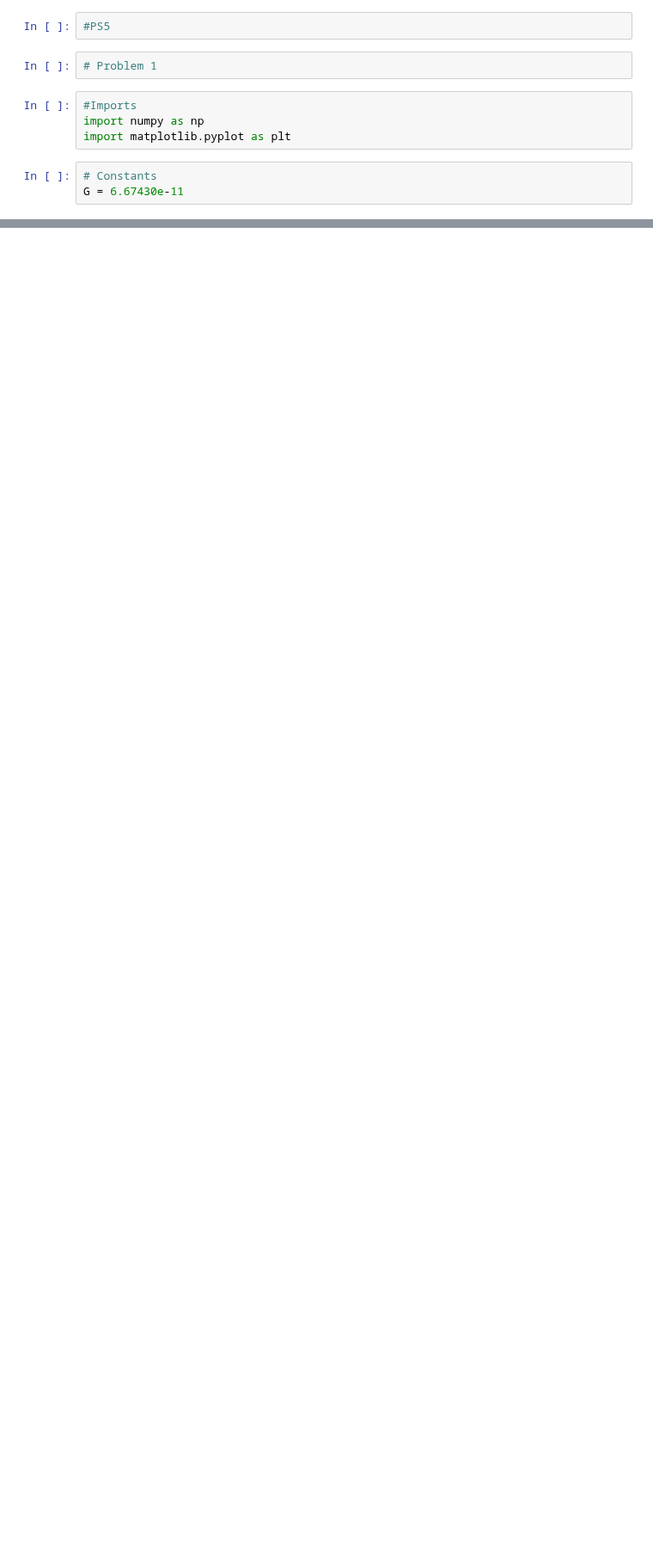
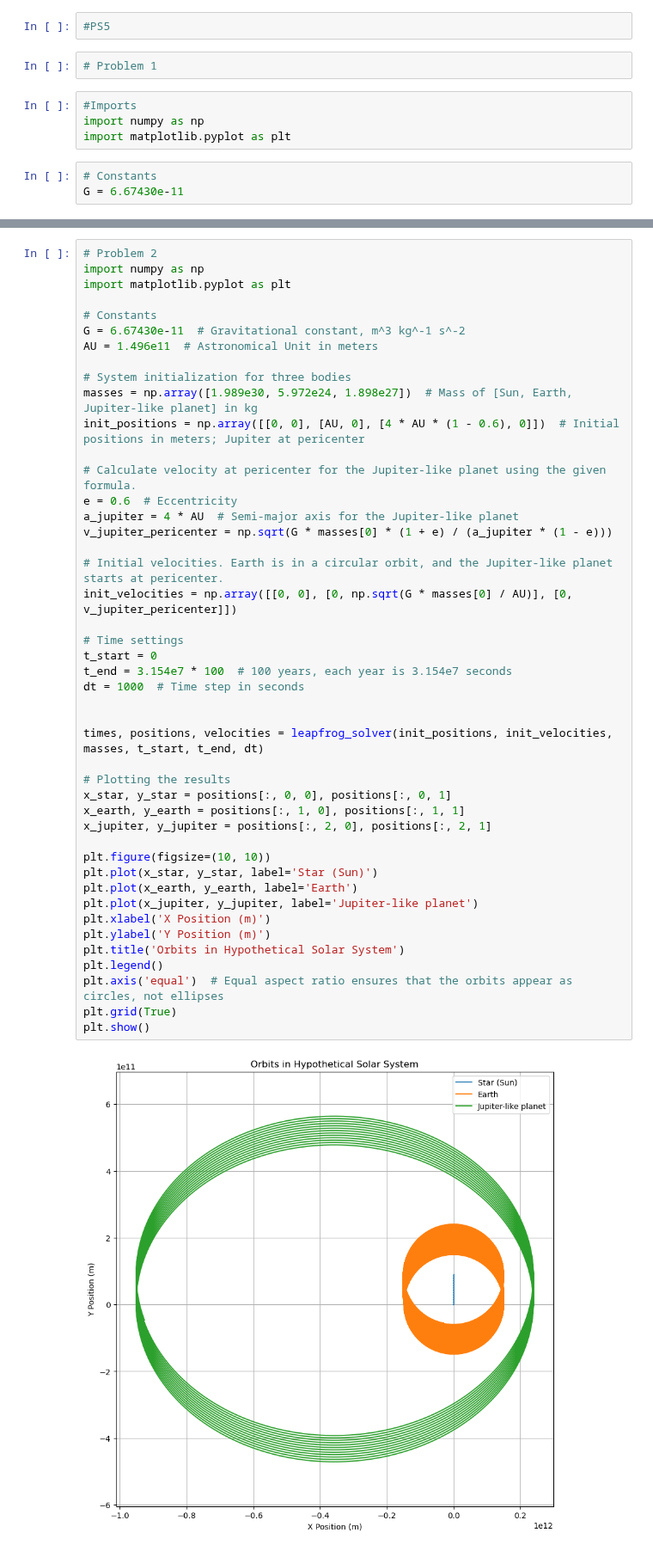
Before and after one commit to Columbia-Astronomy-4260/astr-4260-Juliahaynes777, a Jupyter notebook: PS5/PS5.ipynb, the cells around one changed output, grey strips where cells are left out. Shown at 86% size. Cells and saved outputs as stored; diff of their text form; blank space fills up the shorter version.

Commit message:
Update problem 1/ Problem 2

```diff
--- a/PS5/PS5.ipynb
+++ b/PS5/PS5.ipynb
@@ -258,0 +296,47 @@ After one orbit (Year 2):
+# %%
+# Problem 2
+import numpy as np
+import matplotlib.pyplot as plt
+
+# Constants
+G = 6.67430e-11  # Gravitational constant, m^3 kg^-1 s^-2
+AU = 1.496e11  # Astronomical Unit in meters
+
+# System initialization for three bodies
+masses = np.array([1.989e30, 5.972e24, 1.898e27])  # Mass of [Sun, Earth, Jupiter-like planet] in kg
+init_positions = np.array([[0, 0], [AU, 0], [4 * AU * (1 - 0.6), 0]])  # Initial positions in meters; Jupiter at pericenter
+
+# Calculate velocity at pericenter for the Jupiter-like planet using the given formula.
+e = 0.6  # Eccentricity
+a_jupiter = 4 * AU  # Semi-major axis for the Jupiter-like planet
+v_jupiter_pericenter = np.sqrt(G * masses[0] * (1 + e) / (a_jupiter * (1 - e)))
+
+# Initial velocities. Earth is in a circular orbit, and the Jupiter-like planet starts at pericenter.
+init_velocities = np.array([[0, 0], [0, np.sqrt(G * masses[0] / AU)], [0, v_jupiter_pericenter]])
+
+# Time settings
+t_start = 0
+t_end = 3.154e7 * 100  # 100 years, each year is 3.154e7 seconds
+dt = 1000  # Time step in seconds
+
+
+times, positions, velocities = leapfrog_solver(init_positions, init_velocities, masses, t_start, t_end, dt)
+
+# Plotting the results
+x_star, y_star = positions[:, 0, 0], positions[:, 0, 1]
+x_earth, y_earth = positions[:, 1, 0], positions[:, 1, 1]
+x_jupiter, y_jupiter = positions[:, 2, 0], positions[:, 2, 1]
+
+plt.figure(figsize=(10, 10))
+plt.plot(x_star, y_star, label='Star (Sun)')
+plt.plot(x_earth, y_earth, label='Earth')
+plt.plot(x_jupiter, y_jupiter, label='Jupiter-like planet')
+plt.xlabel('X Position (m)')
+plt.ylabel('Y Position (m)')
+plt.title('Orbits in Hypothetical Solar System')
+plt.legend()
+plt.axis('equal')  # Equal aspect ratio ensures that the orbits appear as circles, not ellipses
+plt.grid(True)
+plt.show()
+# %% [output]
+[figure, added]
```
Also changed, not shown: parts of 8 cells of this notebook.
